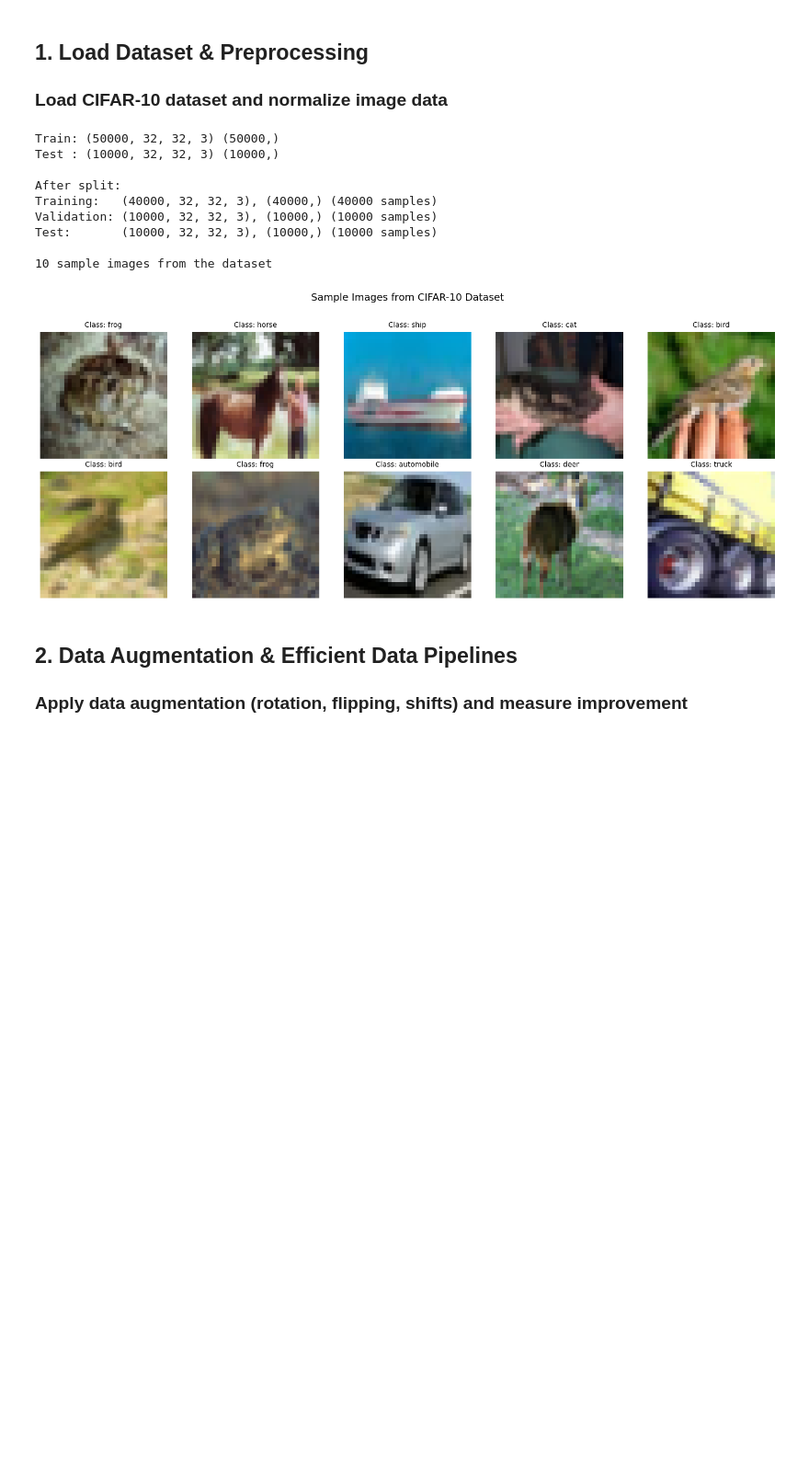
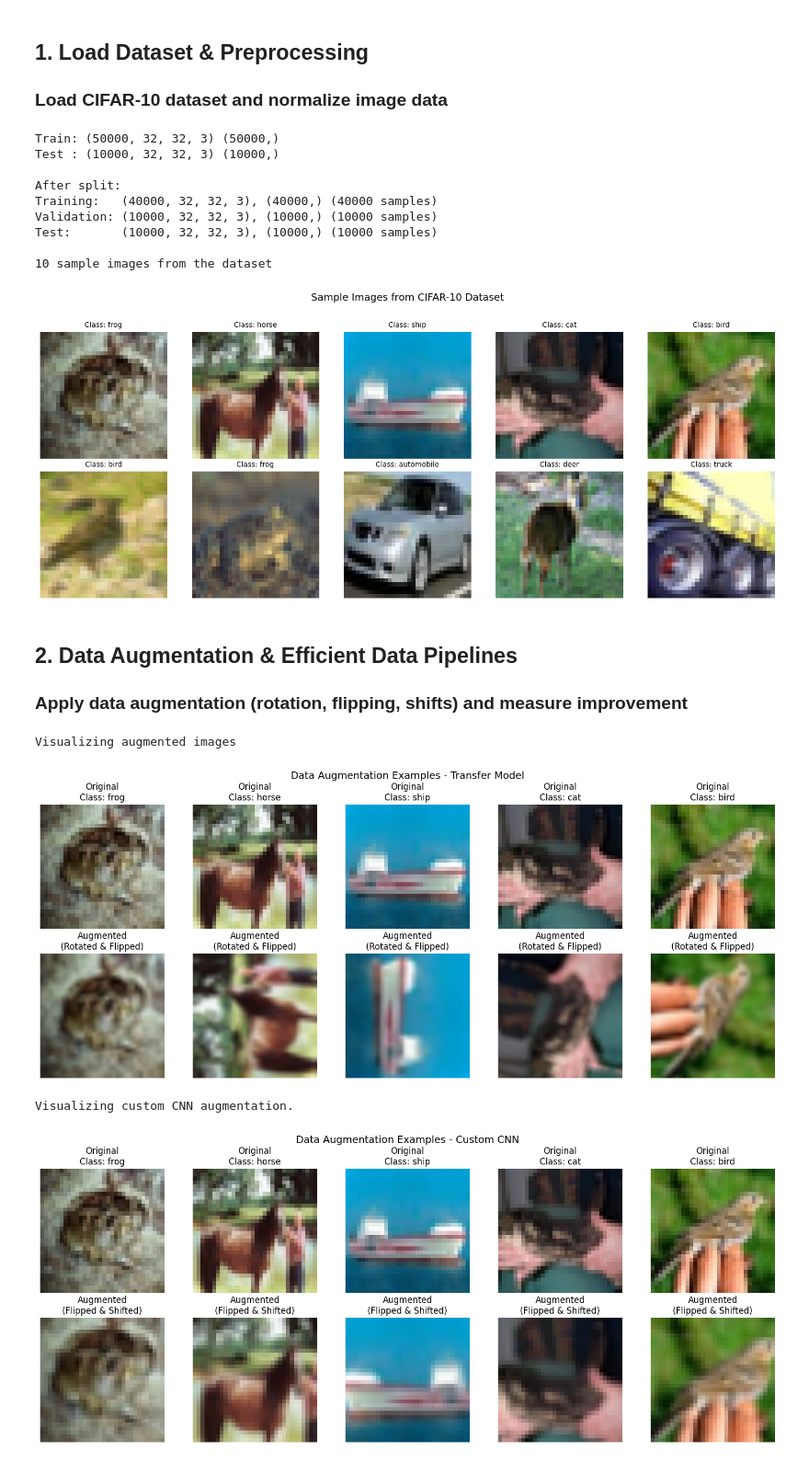
Before and after one commit to Ainedembe-Denis/Image-Recognition-with-Transfer-Learning, a Jupyter notebook: CIFAR10-TransferLearning.ipynb, the cells around one changed output. Shown: that part at 92% size. Cells and saved outputs as stored; diff of their text form; code cells hidden in the pictures; blank space fills up the shorter version.

Commit message:
Data Augmentation & Efficient Data Pipelines - outputs

```diff
--- a/CIFAR10-TransferLearning.ipynb
+++ b/CIFAR10-TransferLearning.ipynb
@@ -186,8 +186,8 @@ test_ds_custom = (
 )
 
 
-# Visualize augmented images (Task 6: Visualize augmented image examples)
-print("\nVisualizing augmented images...")
+# Visualize augmented images.
+print("\nVisualizing augmented images")
 
 # Create augmentation layers once for visualization
 viz_flip_layer = layers.RandomFlip("horizontal", seed=42)
@@ -211,34 +211,38 @@ for i in range(5):
     img_resized = tf.expand_dims(sample_img, 0)  # Add batch dimension: (1, 32, 32, 3)
     img_resized = tf.image.resize(img_resized, (IMG_SIZE, IMG_SIZE))  # (1, 96, 96, 3)
     # Apply augmentation layers
     aug_img = viz_flip_layer(img_resized, training=True)
     aug_img = viz_rotation_layer(aug_img, training=True)
     aug_img = aug_img.numpy()[0]  # Remove batch dimension: (96, 96, 3)
     # Clip to valid range for display
     aug_img = np.clip(aug_img, 0, 1)
     axes[1, i].imshow(aug_img)
     axes[1, i].set_title("Augmented\n(Rotated & Flipped)")
     axes[1, i].axis('off')
 plt.tight_layout()
-plt.suptitle("Data Augmentation Examples - Transfer Model (Task 6)", y=1.02, fontsize=14)
+plt.suptitle("Data Augmentation Examples - Transfer Model", y=1.02, fontsize=14)
 plt.show()
 
 # Also visualize custom CNN augmentation
-print("Visualizing custom CNN augmentation...")
+print("Visualizing custom CNN augmentation.")
 fig, axes = plt.subplots(2, 5, figsize=(15, 6))
 for i in range(5):
     sample_img = x_train[i]
     axes[0, i].imshow(sample_img)
     axes[0, i].set_title(f"Original\nClass: {class_names[y_train[i]]}")
     axes[0, i].axis('off')
 
     # Apply custom CNN augmentation
     aug_img, _ = preprocess_for_custom_cnn(sample_img, y_train[i], augment=True)
     aug_img = aug_img.numpy() if hasattr(aug_img, 'numpy') else aug_img
     axes[1, i].imshow(aug_img)
     axes[1, i].set_title("Augmented\n(Flipped & Shifted)")
     axes[1, i].axis('off')
 plt.tight_layout()
-plt.suptitle("Data Augmentation Examples - Custom CNN (Task 6)", y=1.02, fontsize=14)
+plt.suptitle("Data Augmentation Examples - Custom CNN", y=1.02, fontsize=14)
 plt.show()
-print("Augmentation visualization completed.")
+# %% [output]
+Visualizing augmented images
+[figure, added]
+Visualizing custom CNN augmentation.
+[figure, added]
```
